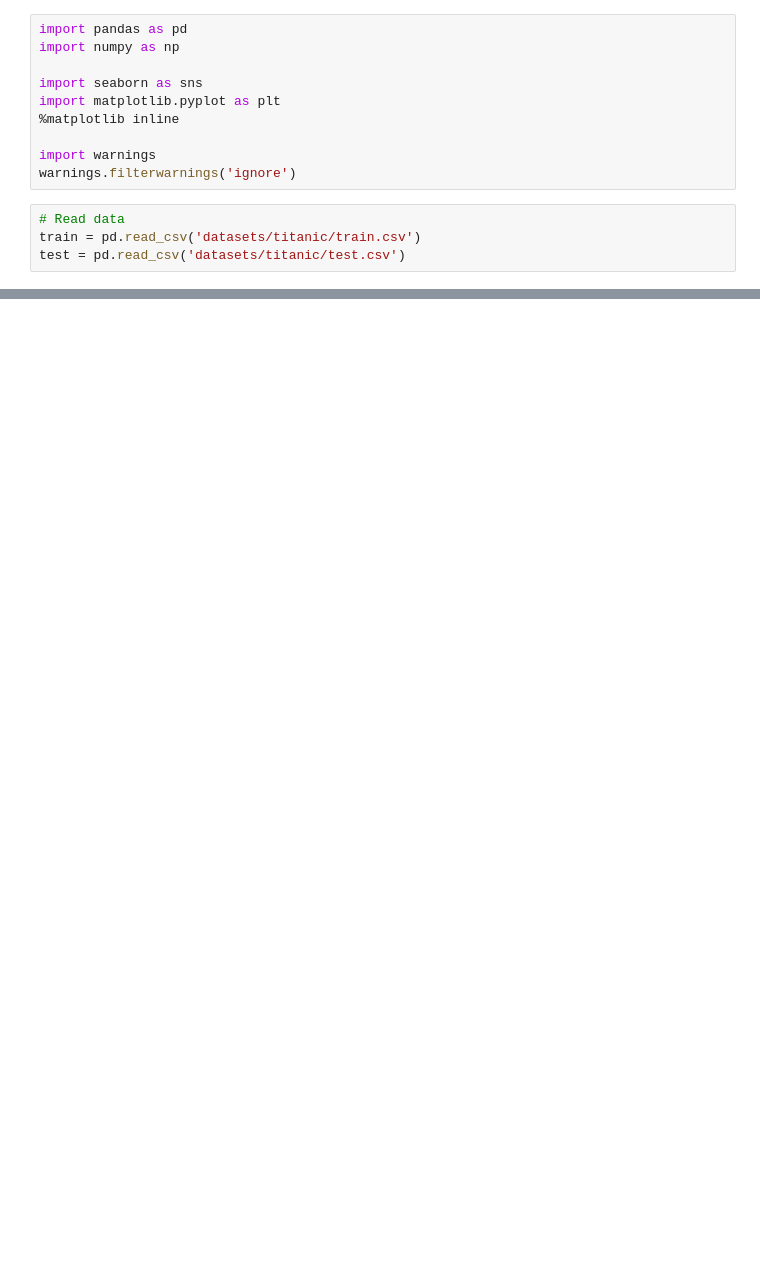
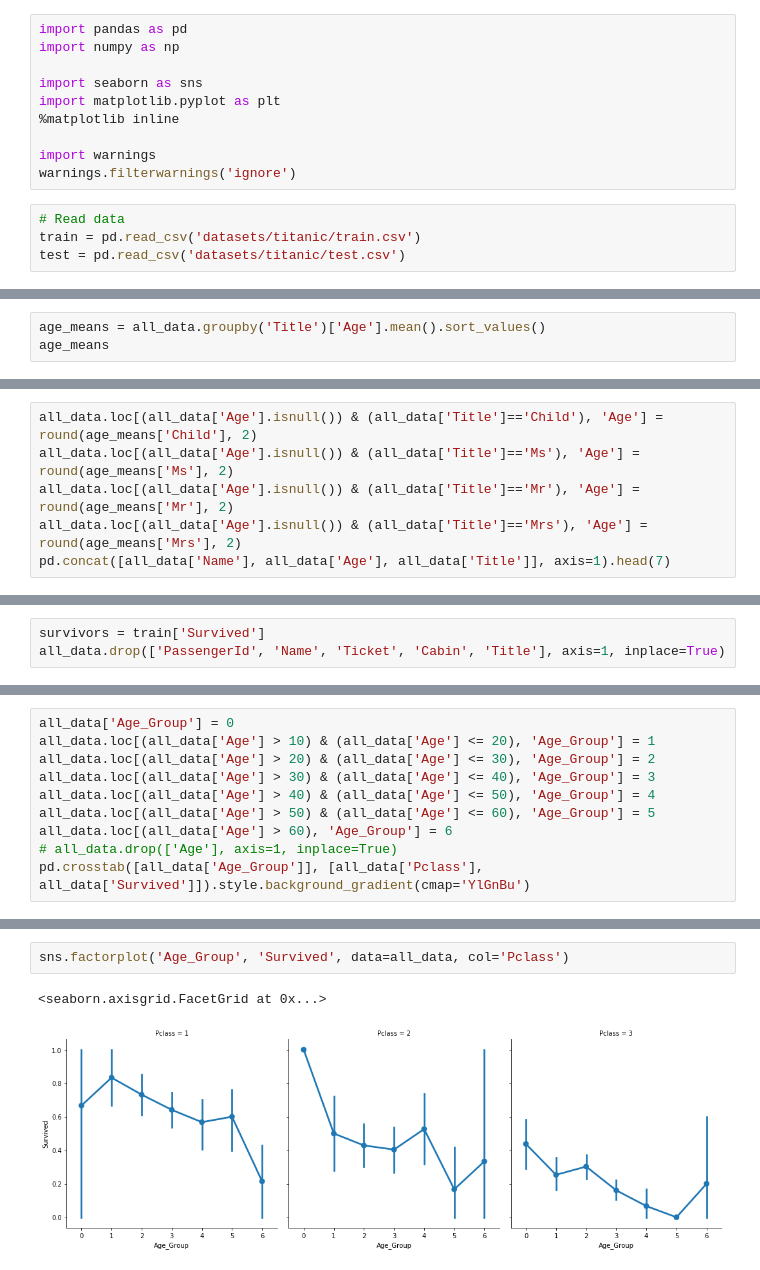
Before and after one commit to shielamms/AI-and-Data-Analysis, a Jupyter notebook: Titanic Machine Learning Prediction.ipynb, the cells around one changed output, grey strips where cells are left out. Saved outputs shown, nothing was run; the diff lists cells and outputs as text; blank space fills up the shorter version.

```diff
--- a/Titanic Machine Learning Prediction.ipynb
+++ b/Titanic Machine Learning Prediction.ipynb
@@ -175,0 +121,3 @@ train.head()
+# %%
+age_means = all_data.groupby('Title')['Age'].mean().sort_values()
+age_means
@@ -175,0 +131,6 @@ train.head()
+# %%
+all_data.loc[(all_data['Age'].isnull()) & (all_data['Title']=='Child'), 'Age'] = round(age_means['Child'], 2)
+all_data.loc[(all_data['Age'].isnull()) & (all_data['Title']=='Ms'), 'Age'] = round(age_means['Ms'], 2)
+all_data.loc[(all_data['Age'].isnull()) & (all_data['Title']=='Mr'), 'Age'] = round(age_means['Mr'], 2)
+all_data.loc[(all_data['Age'].isnull()) & (all_data['Title']=='Mrs'), 'Age'] = round(age_means['Mrs'], 2)
+pd.concat([all_data['Name'], all_data['Age'], all_data['Title']], axis=1).head(7)
@@ -175,0 +154,3 @@ train.head()
+# %%
+survivors = train['Survived']
+all_data.drop(['PassengerId', 'Name', 'Ticket', 'Cabin', 'Title'], axis=1, inplace=True)
@@ -175,0 +179,10 @@ train.head()
+# %%
+all_data['Age_Group'] = 0
+all_data.loc[(all_data['Age'] > 10) & (all_data['Age'] <= 20), 'Age_Group'] = 1
+all_data.loc[(all_data['Age'] > 20) & (all_data['Age'] <= 30), 'Age_Group'] = 2
+all_data.loc[(all_data['Age'] > 30) & (all_data['Age'] <= 40), 'Age_Group'] = 3
+all_data.loc[(all_data['Age'] > 40) & (all_data['Age'] <= 50), 'Age_Group'] = 4
+all_data.loc[(all_data['Age'] > 50) & (all_data['Age'] <= 60), 'Age_Group'] = 5
+all_data.loc[(all_data['Age'] > 60), 'Age_Group'] = 6
+# all_data.drop(['Age'], axis=1, inplace=True)
+pd.crosstab([all_data['Age_Group']], [all_data['Pclass'], all_data['Survived']]).style.background_gradient(cmap='YlGnBu')
@@ -175,0 +200,5 @@ train.head()
+# %%
+sns.factorplot('Age_Group', 'Survived', data=all_data, col='Pclass')
+# %% [output]
+<seaborn.axisgrid.FacetGrid at 0x...>
+[figure, added]
```
Also changed, not shown: parts of 35 cells of this notebook.
